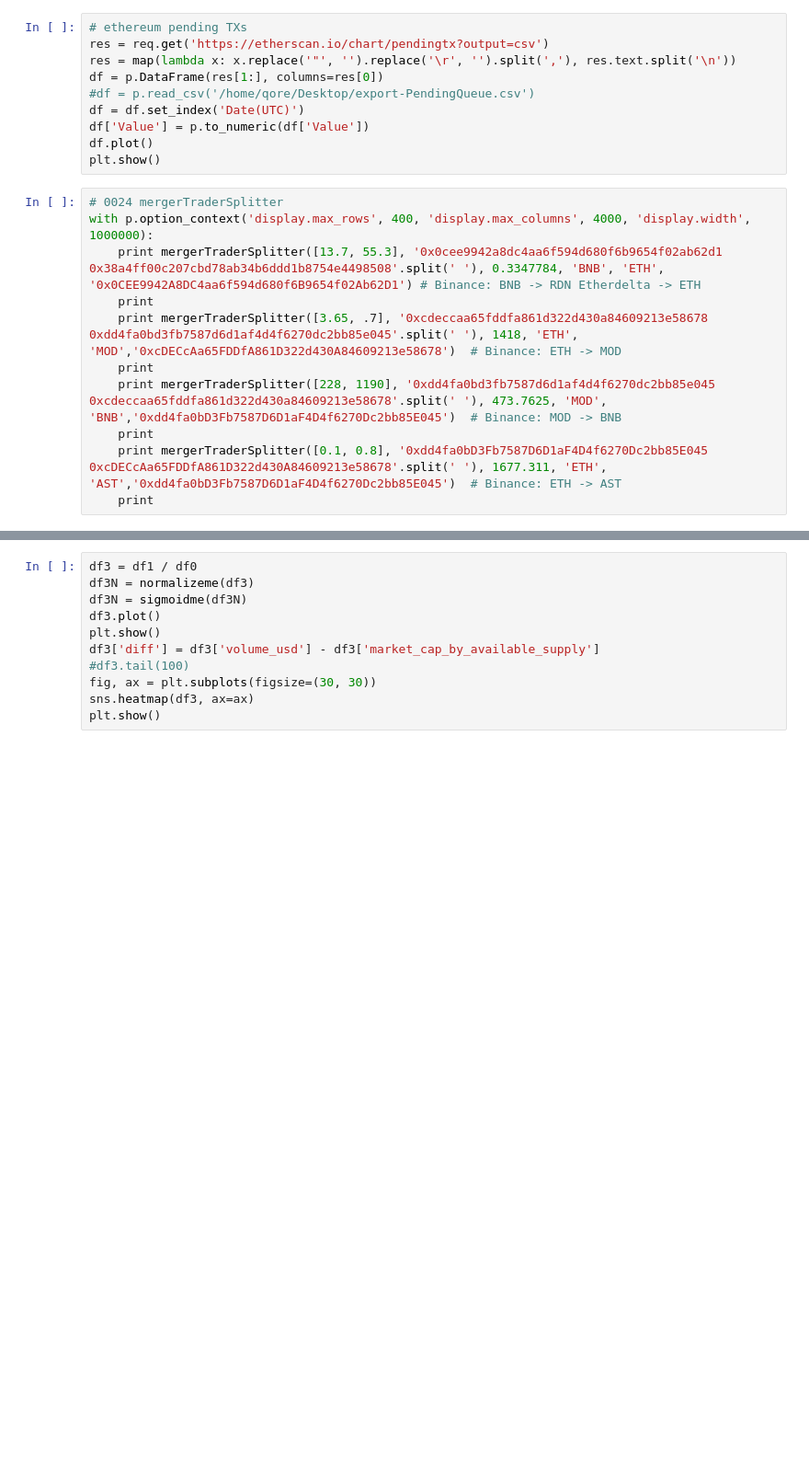
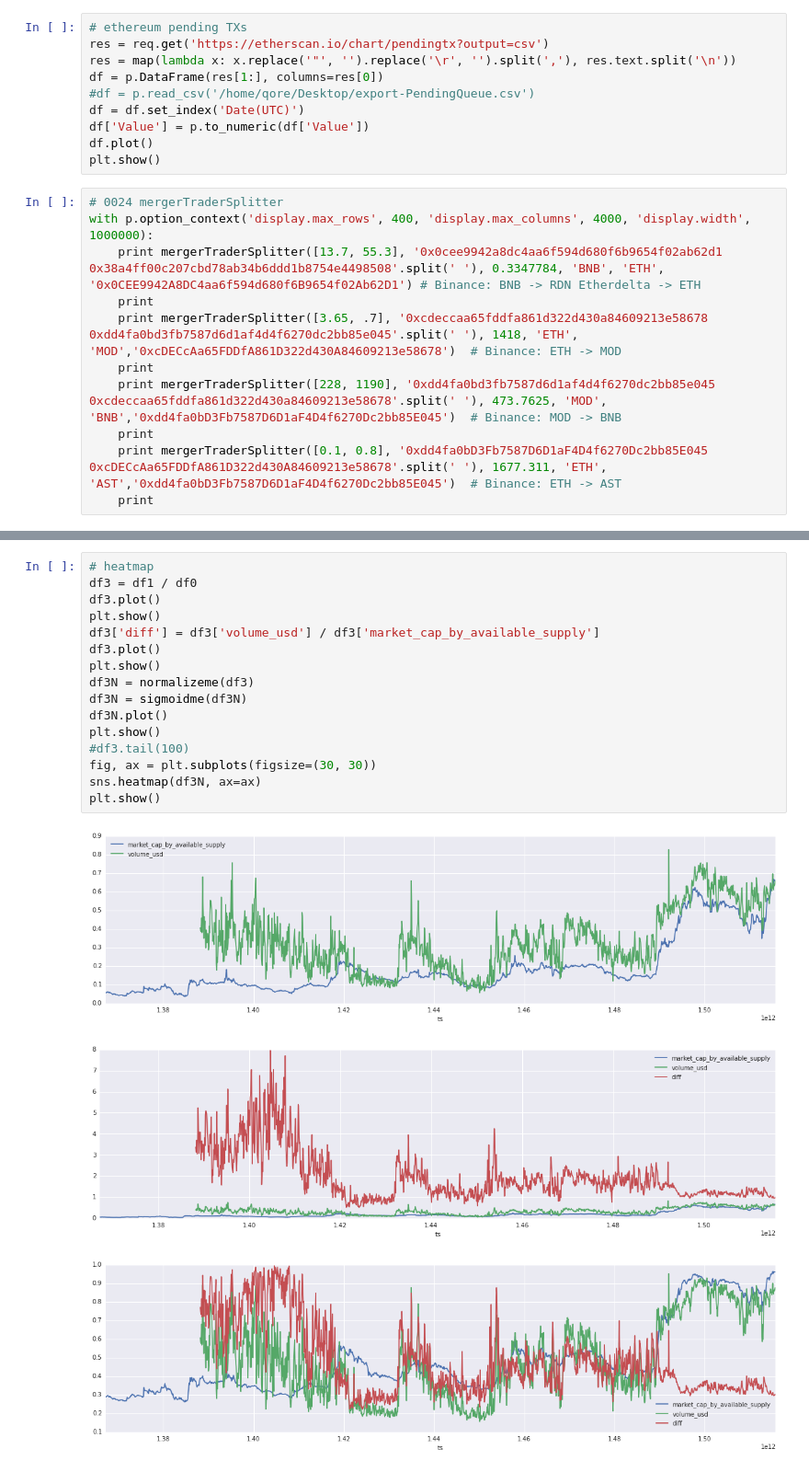
Before and after one commit to qorelogic/ml2, a Jupyter notebook: bin/bitmex2.heatmaps.ipynb, the cells around one changed output, grey strips where cells are left out. Shown at 92% size. Drawn from its saved outputs; the diff is of its cells as text; blank space fills up the shorter version.

```diff
--- a/bin/bitmex2.heatmaps.ipynb
+++ b/bin/bitmex2.heatmaps.ipynb
@@ -188,11 +332,20 @@ plt.show()
 # %%
+# heatmap
 df3 = df1 / df0
+df3.plot()
+plt.show()
+df3['diff'] = df3['volume_usd'] / df3['market_cap_by_available_supply']
+df3.plot()
+plt.show()
 df3N = normalizeme(df3)
 df3N = sigmoidme(df3N)
-df3.plot()
+df3N.plot()
 plt.show()
-df3['diff'] = df3['volume_usd'] - df3['market_cap_by_available_supply']
 #df3.tail(100)
 fig, ax = plt.subplots(figsize=(30, 30))
-sns.heatmap(df3, ax=ax)
+sns.heatmap(df3N, ax=ax)
 plt.show()
+# %% [output]
+[figure, added]
+[figure, added]
+[figure, added]
```
Also changed, not shown: parts of 21 cells of this notebook, 2 other files.
